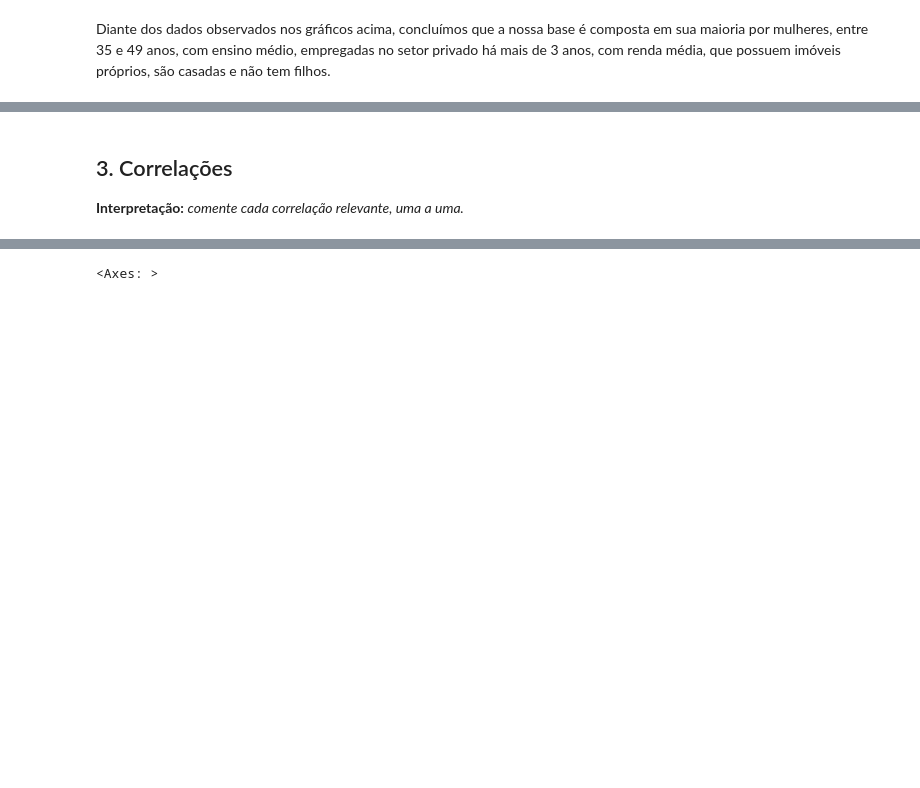
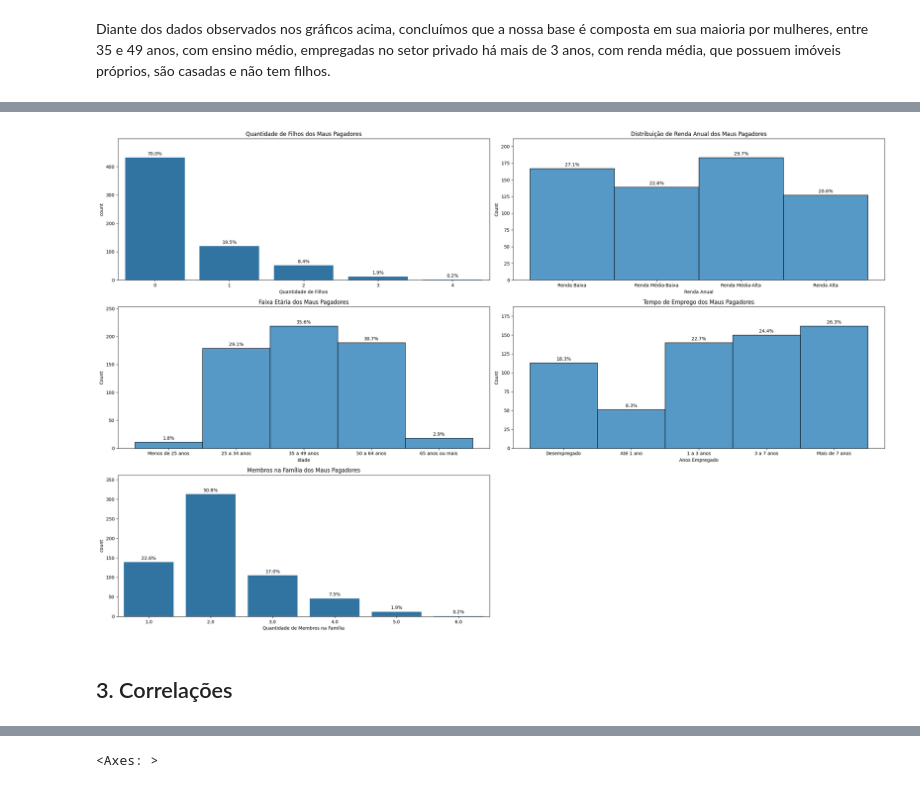
Before and after one commit to camilavbr/Tech_Challenge_Fase2_rm377839, a Jupyter notebook: notebooks/01_eda.ipynb, the cells around one changed output, grey strips where cells are left out. Cells and saved outputs as stored; diff of their text form; code cells hidden in the pictures; blank space fills up the shorter version.

```diff
--- a/notebooks/01_eda.ipynb
+++ b/notebooks/01_eda.ipynb
@@ -520,7 +645,69 @@ Diante dos dados observados nos gráficos acima, concluímos que a nossa base é
+# %%
+# ========================================================
+# FILTRO: Selecionando APENAS o perfil dos Maus Pagadores (target == 1)
+# ========================================================
+maus_pagadores = base[base['mau_pagador'] == 1]
+total = len(maus_pagadores)
+
+# Configuração da tela de gráficos
+plt.figure(figsize=(24,20))
+
+# --- SUBPLOT 1: QUANTIDADE DE FILHOS ---
+plt.subplot(4,2,1)
+fig = sns.countplot(data=maus_pagadores, x='CNT_CHILDREN')
+fig.set_title("Quantidade de Filhos dos Maus Pagadores")
+fig.set_xlabel("Quantidade de Filhos")
+for container in fig.containers:
+  labels = [f'{v.get_height() / total * 100:.1f}%' if v.get_height() > 0 else '' for v in container]
+  fig.bar_label(container, labels=labels, label_type='edge', padding=3)
+fig.set_ylim(0, fig.get_ylim()[1] * 1.1)
+
+# --- SUBPLOT 2: FAIXA DE RENDA ---
+plt.subplot(4,2,2)
+fig = sns.histplot(data=maus_pagadores, x="FAIXA_RENDA")
+fig.set_title("Distribuição de Renda Anual dos Maus Pagadores")
+fig.set_xlabel("Renda Anual")
+for container in fig.containers:
+  labels = [f'{v.get_height() / total * 100:.1f}%' if v.get_height() > 0 else '' for v in container]
+  fig.bar_label(container, labels=labels, label_type='edge', padding=3)
+fig.set_ylim(0, fig.get_ylim()[1] * 1.1)
+
+# --- SUBPLOT 3: FAIXA ETÁRIA ---
+plt.subplot(4,2,3)
+fig = sns.histplot(data=maus_pagadores, x="FAIXA_ETARIA")
+fig.set_title("Faixa Etária dos Maus Pagadores")
+fig.set_xlabel("Idade")
+for container in fig.containers:
+  labels = [f'{v.get_height() / total * 100:.1f}%' if v.get_height() > 0 else '' for v in container]
+  fig.bar_label(container, labels=labels, label_type='edge', padding=3)
+fig.set_ylim(0, fig.get_ylim()[1] * 1.1)
+
+# --- SUBPLOT 4: FAIXA DE TEMPO EMPREGADO ---
+plt.subplot(4,2,4)
+fig = sns.histplot(data=maus_pagadores, x="FAIXA_EMPREGO")
+fig.set_title("Tempo de Emprego dos Maus Pagadores")
+fig.set_xlabel("Anos Empregado")
+for container in fig.containers:
+  labels = [f'{v.get_height() / total * 100:.1f}%' if v.get_height() > 0 else '' for v in container]
+  fig.bar_label(container, labels=labels, label_type='edge', padding=3)
+fig.set_ylim(0, fig.get_ylim()[1] * 1.1)
+
+# --- SUBPLOT 5: TAMANHO DA FAMÍLIA ---
+plt.subplot(4,2,5)
+fig = sns.countplot(data=maus_pagadores, x="CNT_FAM_MEMBERS")
+fig.set_title("Membros na Família dos Maus Pagadores")
+fig.set_xlabel("Quantidade de Membros na Família")
+for container in fig.containers:
+  labels = [f'{v.get_height() / total * 100:.1f}%' if v.get_height() > 0 else '' for v in container]
+  fig.bar_label(container, labels=labels, label_type='edge', padding=3)
+fig.set_ylim(0, fig.get_ylim()[1] * 1.1)
+
+plt.tight_layout()
+plt.show()
+# %% [output]
+[figure, added]
 # %% [markdown]
 ## 3. Correlações
-
-**Interpretação:** _comente cada correlação relevante, uma a uma._
 # %%
 #Transformação das variáveis em numericas para que possam entrar no mapa de correlação
 base['CODE_GENDER'] = base['CODE_GENDER'].map({'M': 1, 'F': 0})
```
Also changed, not shown: parts of 19 cells of this notebook.
